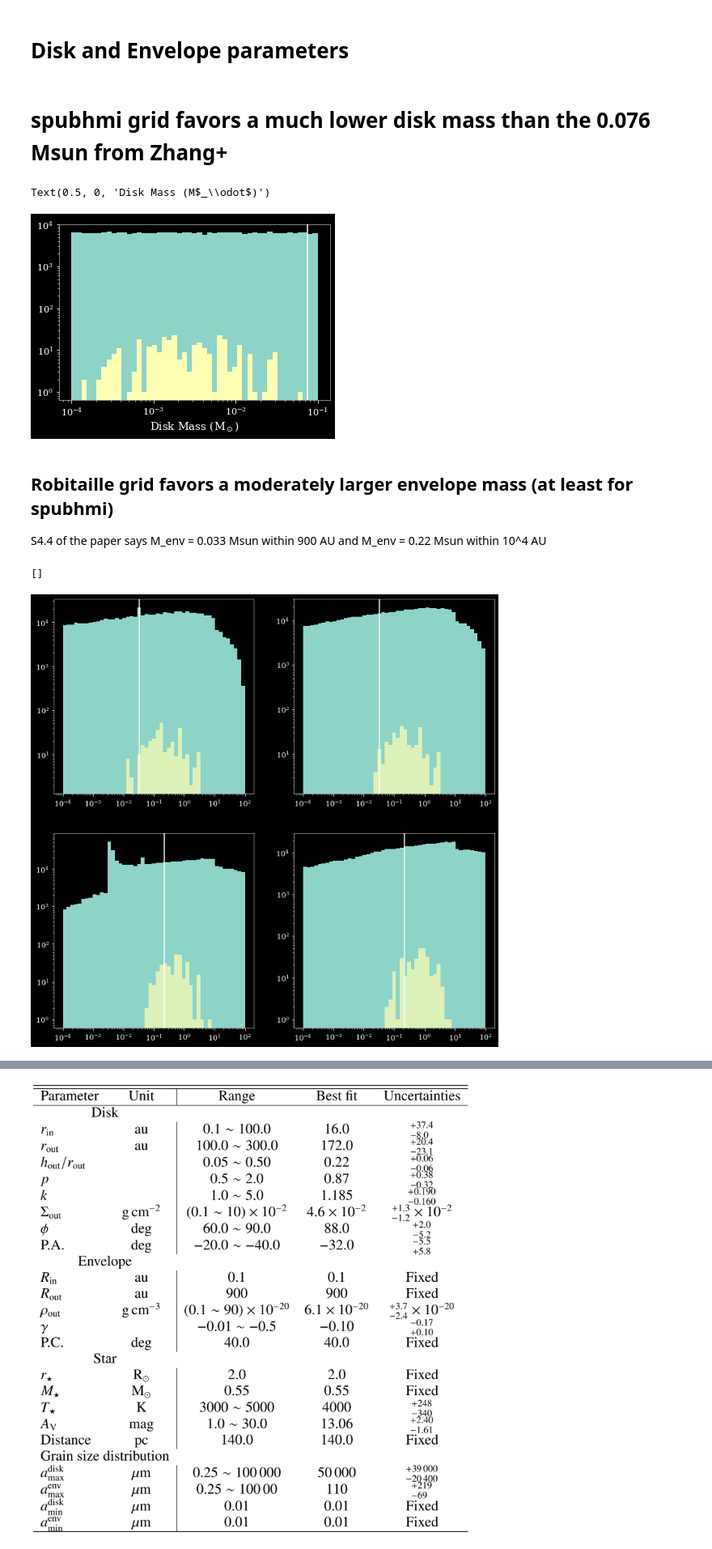
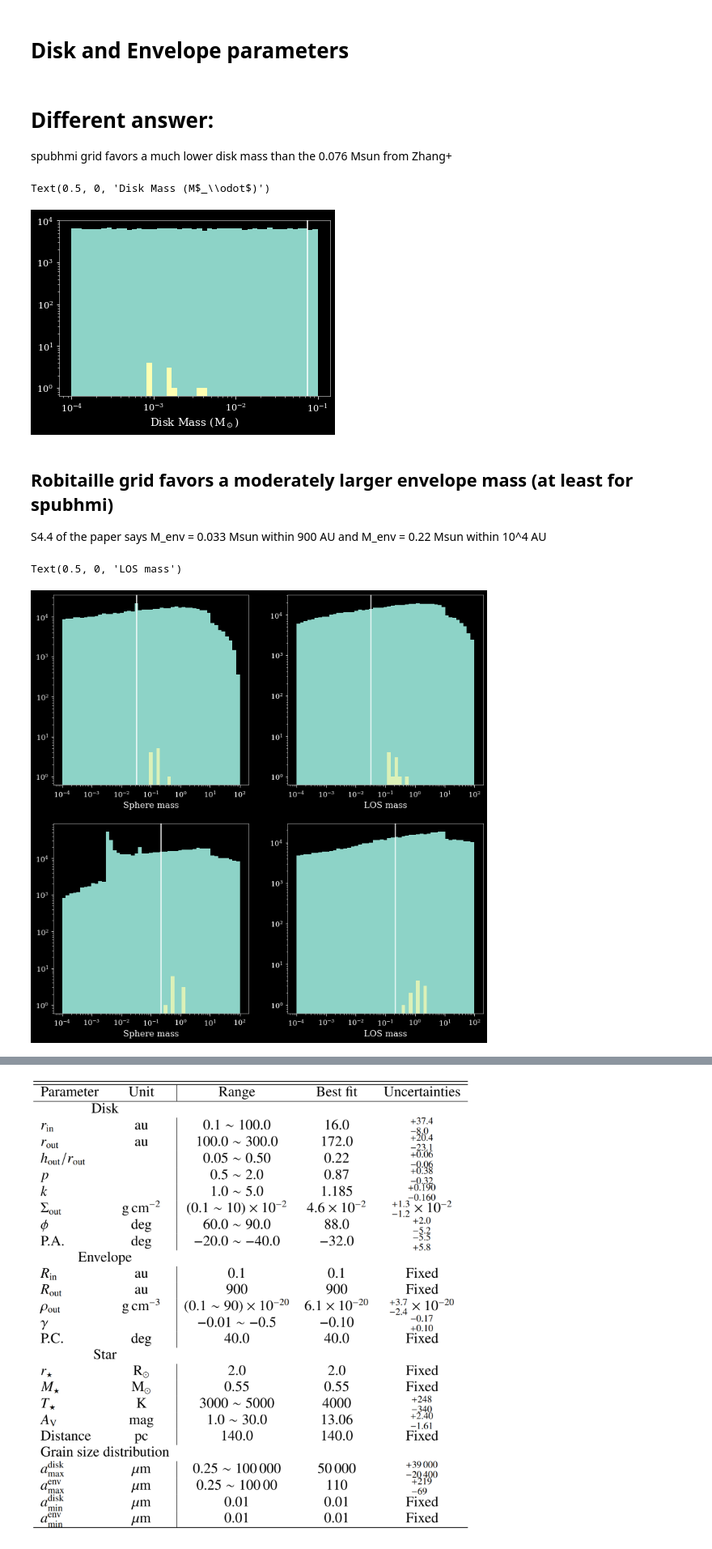
Before and after one commit to keflavich/SPICY_ALMAIMF, a Jupyter notebook: notebooks/RobitailleModelBenchmark.ipynb, the cells around one changed output, grey strips where cells are left out. Shown at 81% size. Cells and saved outputs as stored; diff of their text form; code cells hidden in the pictures.

```diff
--- a/notebooks/RobitailleModelBenchmark.ipynb
+++ b/notebooks/RobitailleModelBenchmark.ipynb
@@ -165,2 +159,4 @@ $$\chi^2 = \Sigma \frac{y_i - x_i}{\sigma_i^2}$$
+# %%
+chi2limit = 200
 # %%
 fit = fits['s-u-hmi']
@@ -198,5 +194,5 @@ spu-hmi:        900.8
 spubsmi:        820.5
 spubhmi:        471.9
 # %%
-plot_fit(fits, okgeo, chi2limit=1000,)
+plot_fit(fits, okgeo, deltachi2limit=chi2limit,)
 # %% [output]
@@ -216,5 +212,5 @@ print(f"Robitaille: {L_rob:0.1f}, Paper: {L_paper:0.1f}, ratio rob/paper: {L_rob
 # %% [output]
 Robitaille: 0.2 solLum, Paper: 0.9 solLum, ratio rob/paper: 0.22
 # %%
-plot_fit(fits, ['spubhmi'], chi2limit=1000,)
+plot_fit(fits, ['spubhmi'], deltachi2limit=chi2limit,)
 # %% [output]
@@ -222,3 +218,3 @@ plot_fit(fits, ['spubhmi'], chi2limit=1000,)
 # %%
-plot_fit(fits, ['spubhmi'], chi2limit=1000, show_all_models=True)
+plot_fit(fits, ['spubhmi'], deltachi2limit=chi2limit, show_all_models=True)
 # %% [output]
@@ -275,7 +295,8 @@ sedcube.apertures[5], sedcube.apertures[9]
 # %%
 diskpars = ['disk.mass', 'disk.rmax', 'disk.beta', 'disk.p', 'disk.h100', 'envelope.rho_0', 'envelope.rc', 'envelope.rmin', 'cavity.power', ]
 # %% [markdown]
-# spubhmi grid favors a much lower disk mass than the 0.076 Msun from Zhang+
+# Different answer:
+spubhmi grid favors a much lower disk mass than the 0.076 Msun from Zhang+
 # %%
 #bins = np.logspace(-3,3)
 bins = np.logspace(-4, -1)
@@ -286,7 +307,7 @@ pl.loglog()
 pl.xlabel("Disk Mass (M$_\odot$)")
 # %% [output]
 Text(0.5, 0, 'Disk Mass (M$_\\odot$)')
-[figure, old version]
+[figure, new version]
 # %% [markdown]
 ## Robitaille grid favors a moderately larger envelope mass (at least for spubhmi)
 
@@ -294,33 +315,38 @@ S4.4 of the paper says M_env = 0.033 Msun within 900 AU and M_env = 0.22 Msun wi
 # %%
 # mass comparisons
 pl.figure(figsize=(12,12))
 pl.subplot(2,2,1)
 bins = np.logspace(-4, 2)
 pl.hist(pars['Sphere Masses'][:,5], bins=bins)
 pl.hist(data['Sphere Masses'][:,5], bins=bins, alpha=0.7)
 pl.axvline(3.3e-2)
 pl.loglog()
+pl.xlabel("Sphere mass")
 
 pl.subplot(2,2,2)
 pl.hist(pars['Line-of-Sight Masses'][:,5], bins=bins)
 pl.hist(data['Line-of-Sight Masses'][:,5], bins=bins, alpha=0.7)
 pl.axvline(3.3e-2)
 pl.loglog()
+pl.xlabel("LOS mass")
 
 pl.subplot(2,2,3)
 pl.hist(pars['Sphere Masses'][:,9], bins=bins)
 pl.hist(data['Sphere Masses'][:,9], bins=bins, alpha=0.7)
 pl.axvline(0.22)
 pl.loglog()
+pl.xlabel("Sphere mass")
+
 
 pl.subplot(2,2,4)
 pl.hist(pars['Line-of-Sight Masses'][:,9], bins=bins)
 pl.hist(data['Line-of-Sight Masses'][:,9], bins=bins, alpha=0.7)
 pl.axvline(0.22)
 pl.loglog()
+pl.xlabel("LOS mass")
 # %% [output]
-[]
+Text(0.5, 0, 'LOS mass')
-[figure, old version]
+[figure, new version]
 # %%
 #bins = np.logspace(-3,3)
 bins = np.linspace(40, 1000)
```
Also changed, not shown: parts of 34 cells of this notebook, 1 other file.
